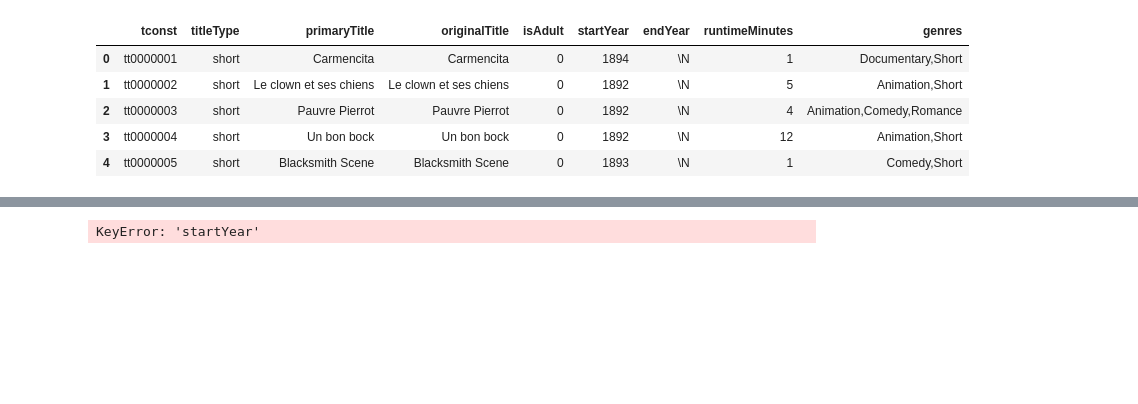
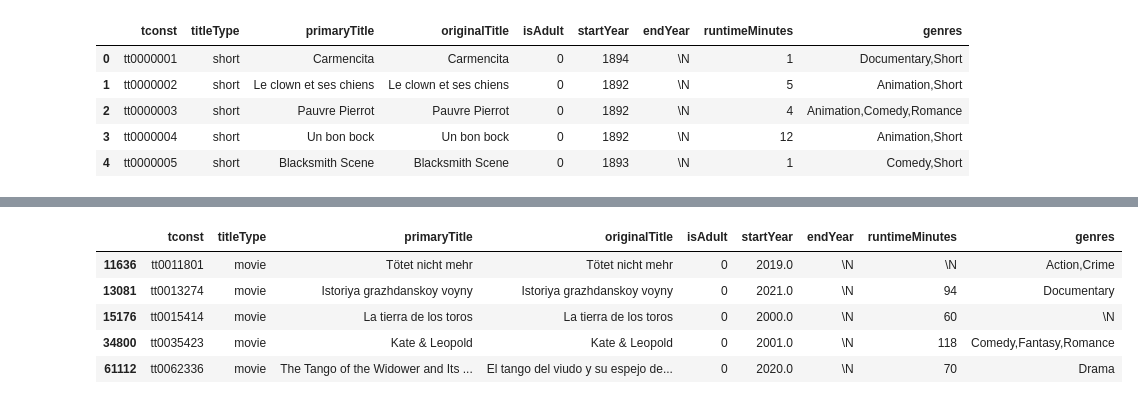
Before and after one commit to AshikSathiya/Project-3, a Jupyter notebook: Project 3 Part 1.ipynb, the cells around one changed output, grey strips where cells are left out. Cells and saved outputs as stored; diff of their text form; code cells hidden in the pictures; blank space fills up the shorter version.

```diff
--- a/Project 3 Part 1.ipynb
+++ b/Project 3 Part 1.ipynb
@@ -102,4 +169,10 @@ KeyError: 'startYear'
 # %%
 basics_filtered = basics_filtered[(basics_filtered['startYear'] >= 2000) & (basics_filtered['startYear'] <= 2021)]
+basics_filtered.head()
 # %% [output]
-KeyError: 'startYear'
+|  | tconst | titleType | primaryTitle | originalTitle | isAdult | startYear | endYear | runtimeMinutes | genres |
+| 11636 | tt0011801 | movie | Tötet nicht mehr | Tötet nicht mehr | 0 | 2019.0 | \N | \N | Action,Crime |
+| 13081 | tt0013274 | movie | Istoriya grazhdanskoy voyny | Istoriya grazhdanskoy voyny | 0 | 2021.0 | \N | 94 | Documentary |
+| 15176 | tt0015414 | movie | La tierra de los toros | La tierra de los toros | 0 | 2000.0 | \N | 60 | \N |
+| 34800 | tt0035423 | movie | Kate & Leopold | Kate & Leopold | 0 | 2001.0 | \N | 118 | Comedy,Fantasy,Romance |
+| 61112 | tt0062336 | movie | The Tango of the Widower and Its ... | El tango del viudo y su espejo de... | 0 | 2020.0 | \N | 70 | Drama |
```
Also changed, not shown: parts of 25 cells of this notebook.
